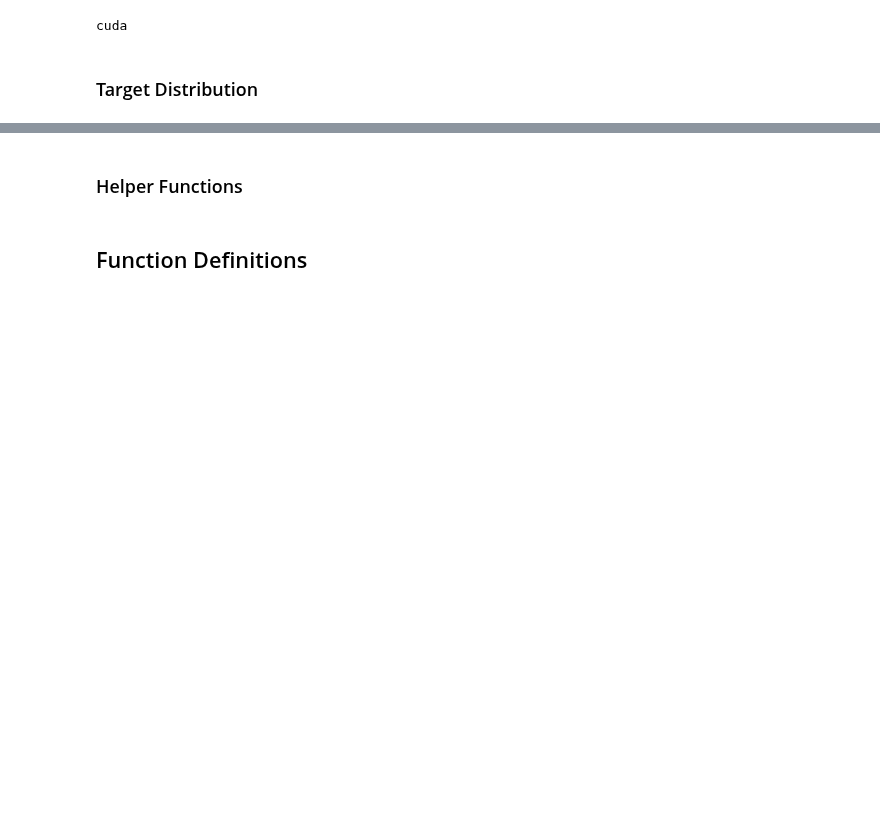
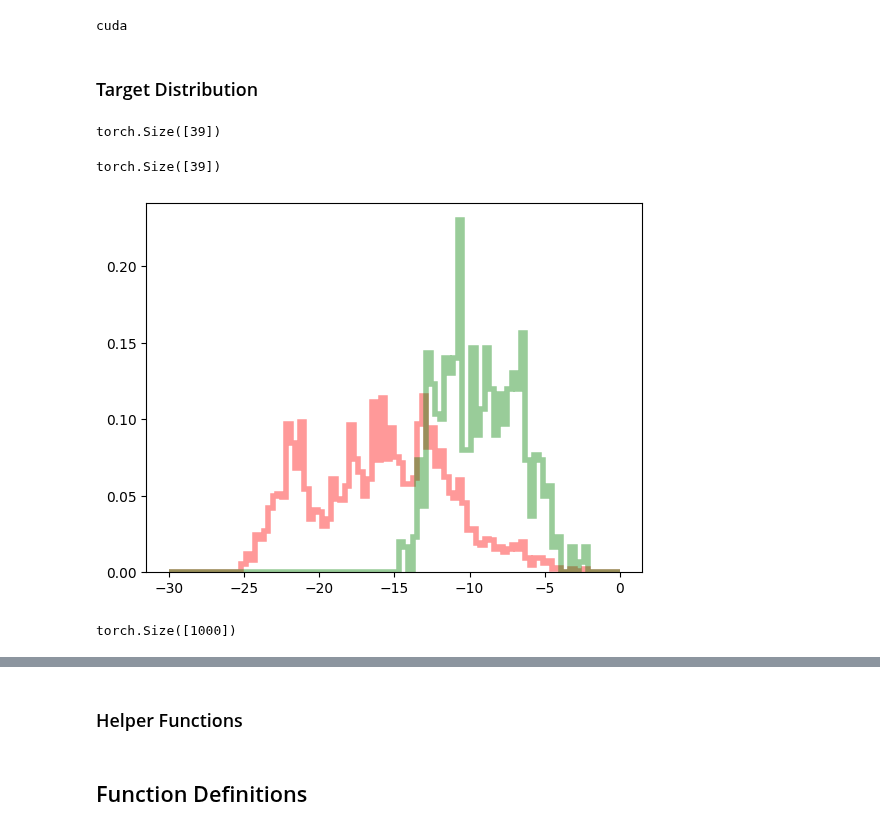
Before and after one commit to taraak/pita, a Jupyter notebook: runner/notebooks/LJ13_training.ipynb, the cells around one changed output, grey strips where cells are left out. Cells and saved outputs as stored; diff of their text form; code cells hidden in the pictures; blank space fills up the shorter version.

```diff
--- a/runner/notebooks/LJ13_training.ipynb
+++ b/runner/notebooks/LJ13_training.ipynb
@@ -61 +61,48 @@ target = LennardJonesEnergy(
 )
+# %%
+torch.Size([39])
+# %% [output]
+torch.Size([39])
+# %%
+target.lennard_jones.event_shape
+# %% [output]
+torch.Size([39])
+# %%
+test_set_1 = target.sample_test_set(1000)
+# %%
+samples_all = np.load("../../data/all_data_LJ13.npy")
+test_data = samples_all[:8000]
+test_data = remove_mean(
+    test_data, n_particles=13, n_dimensions=3
+)
+test_data = torch.tensor(test_data, device=device)
+# %%
+plt.hist(
+    -target(test_data).detach().cpu(),
+    bins=100,
+    density=True,
+    alpha=0.4,
+    range=(-30, 0),
+    color="r",
+    histtype="step",
+    linewidth=4,
+    label="generated data",
+);
+
+plt.hist(
+    -target(test_set_1).detach().cpu(),
+    bins=100,
+    density=True,
+    alpha=0.4,
+    range=(-30, 0),
+    color="g",
+    histtype="step",
+    linewidth=4,
+    label="generated data",
+);
+# %% [output]
+[figure, added]
+# %%
+target(test_set).shape
+# %% [output]
+torch.Size([1000])
```
Also changed, not shown: parts of 10 cells of this notebook, 5 other files.
